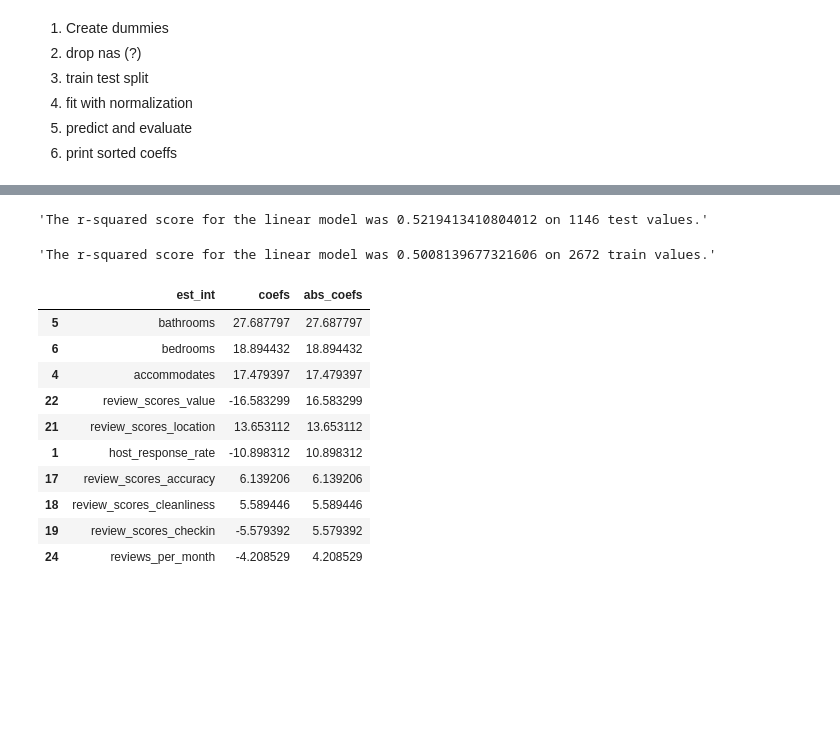
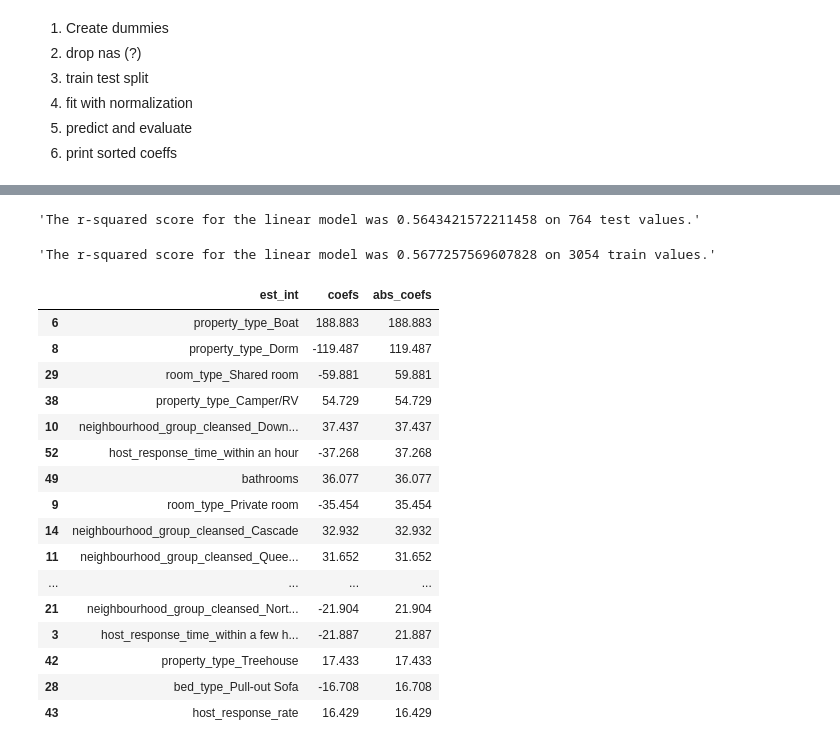
Before and after one commit to bkontonis/Analysing-Seattle-Airbnb-Open-Data, a Jupyter notebook: Seattle Airbnb Data Analysis.ipynb, the cells around one changed output, grey strips where cells are left out. Saved outputs shown, nothing was run; the diff lists cells and outputs as text; code cells hidden in the pictures; blank space fills up the shorter version.

```diff
--- a/Seattle Airbnb Data Analysis.ipynb
+++ b/Seattle Airbnb Data Analysis.ipynb
@@ -385,3 +457,21 @@ plt.ylabel("Price");
+# %%
+features = ["accommodates", "reviews_per_month", "review_scores_location", "host_response_time_within a few hours"
+           ,"host_listings_count", "host_is_superhost_t", "property_type_Boat", "property_type_Tent"
+           ,"property_type_Dorm", "room_type_Private room", "neighbourhood_group_cleansed_Downtown"
+           ,"neighbourhood_group_cleansed_Queen Anne", "neighbourhood_group_cleansed_Magnolia"
+           ,"neighbourhood_group_cleansed_West Seattle", "neighbourhood_group_cleansed_Cascade"
+           ,"neighbourhood_group_cleansed_Capitol Hill", "neighbourhood_group_cleansed_Central Area"
+           ,"neighbourhood_group_cleansed_Rainier Valley", "neighbourhood_group_cleansed_Delridge"
+           ,"neighbourhood_group_cleansed_University District", "neighbourhood_group_cleansed_Beacon Hill"
+           ,"neighbourhood_group_cleansed_Northgate", "neighbourhood_group_cleansed_Interbay"
+           ,"neighbourhood_group_cleansed_Lake City", "cancellation_policy_strict", "bed_type_Real Bed"
+           ,"cancellation_policy_moderate", "bed_type_Futon", "bed_type_Pull-out Sofa", "room_type_Shared room"
+           ,"property_type_Other", "property_type_House", "property_type_Condominium", "minimum_nights"
+           ,"is_location_exact_t", "property_type_Loft", "host_identity_verified_t", "property_type_Townhouse"
+           ,"property_type_Camper/RV", "property_type_Yurt", "property_type_Chalet", "property_type_Bungalow"
+           ,"property_type_Treehouse", "host_response_rate", "property_type_Bed & Breakfast", "property_type_Cabin"
+           ,"instant_bookable_t", "availability_90", "maximum_nights", "bathrooms", "beds"
+           ,"host_response_time_within a day", "host_response_time_within an hour"]
 # %%
 def clean_data(df):
     '''
@@ -412,12 +502,10 @@ def clean_data(df):
     for num_var in num_vars:
         X[num_var].fillna((X[num_var].mean()), inplace=True)
 
-    #for cat_var in cat_vars:
-    #    X = pd.concat([X.drop(cat_var, axis=1),\
-    #                   pd.get_dummies(X[cat_var], prefix=cat_var, prefix_sep="_", drop_first=True)],\
-    #                  axis=1)
-
-    X = X[num_vars]
+    for cat_var in cat_vars:
+        X = pd.concat([X.drop(cat_var, axis=1),\
+                       pd.get_dummies(X[cat_var], prefix=cat_var, prefix_sep="_", drop_first=True)],\
+                      axis=1)
 
 
     return X, y
@@ -433,21 +521,21 @@ print(y.shape)
 
 (3818,)
 # %%
-X_train, X_test, y_train, y_test = train_test_split(X, y, test_size = .30, random_state=42)
+X_train, X_test, y_train, y_test = train_test_split(X, y, test_size = .20, random_state=42)
 
 lm_model = LinearRegression(normalize=True) # Instantiate
-lm_model.fit(X_train, y_train) #Fit
+lm_model.fit(X_train[features], y_train) #Fit
 
 #Predict and score the model
-y_test_preds = lm_model.predict(X_test)
+y_test_preds = lm_model.predict(X_test[features])
 "The r-squared score for the linear model was {} on {} test values.".format(r2_score(y_test, y_test_preds), len(y_test))
 # %% [output]
-'The r-squared score for the linear model was 0.5219413410804012 on 1146 test values.'
+'The r-squared score for the linear model was 0.5643421572211458 on 764 test values.'
 # %%
-y_train_preds = lm_model.predict(X_train)
+y_train_preds = lm_model.predict(X_train[features])
 "The r-squared score for the linear model was {} on {} train values.".format(r2_score(y_train, y_train_preds), len(y_train))
 # %% [output]
-'The r-squared score for the linear model was 0.5008139677321606 on 2672 train values.'
+'The r-squared score for the linear model was 0.5677257569607828 on 3054 train values.'
 # %%
 def coef_weights(coefficients, X_train):
     '''
@@ -473,18 +558,26 @@ def coef_weights(coefficients, X_train):
+# %%
+pd.set_option('display.float_format', lambda x: '%.3f' % x)
 # %%
 #Use the function
-coef_df = coef_weights(lm_model.coef_, X_train)
+coef_df = coef_weights(lm_model.coef_, X_train[features])
 
 #A quick look at the top results
-coef_df.head(10)
+coef_df.head(20)
 # %% [output]
 |  | est_int | coefs | abs_coefs |
-| 5 | bathrooms | 27.687797 | 27.687797 |
-| 6 | bedrooms | 18.894432 | 18.894432 |
-| 4 | accommodates | 17.479397 | 17.479397 |
-| 22 | review_scores_value | -16.583299 | 16.583299 |
-| 21 | review_scores_location | 13.653112 | 13.653112 |
-| 1 | host_response_rate | -10.898312 | 10.898312 |
-| 17 | review_scores_accuracy | 6.139206 | 6.139206 |
-| 18 | review_scores_cleanliness | 5.589446 | 5.589446 |
-| 19 | review_scores_checkin | -5.579392 | 5.579392 |
-| 24 | reviews_per_month | -4.208529 | 4.208529 |
+| 6 | property_type_Boat | 188.883 | 188.883 |
+| 8 | property_type_Dorm | -119.487 | 119.487 |
+| 29 | room_type_Shared room | -59.881 | 59.881 |
+| 38 | property_type_Camper/RV | 54.729 | 54.729 |
+| 10 | neighbourhood_group_cleansed_Down... | 37.437 | 37.437 |
+| 52 | host_response_time_within an hour | -37.268 | 37.268 |
+| 49 | bathrooms | 36.077 | 36.077 |
+| 9 | room_type_Private room | -35.454 | 35.454 |
+| 14 | neighbourhood_group_cleansed_Cascade | 32.932 | 32.932 |
+| 11 | neighbourhood_group_cleansed_Quee... | 31.652 | 31.652 |
+| ... | ... | ... | ... |
+| 21 | neighbourhood_group_cleansed_Nort... | -21.904 | 21.904 |
+| 3 | host_response_time_within a few h... | -21.887 | 21.887 |
+| 42 | property_type_Treehouse | 17.433 | 17.433 |
+| 28 | bed_type_Pull-out Sofa | -16.708 | 16.708 |
+| 43 | host_response_rate | 16.429 | 16.429 |
```
Also changed, not shown: parts of 21 cells of this notebook.
